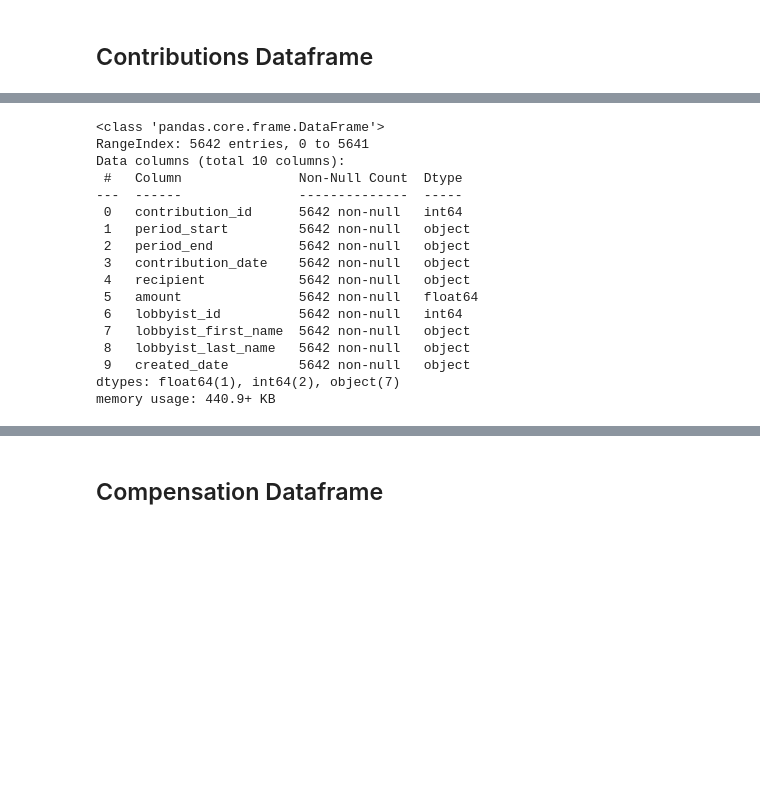
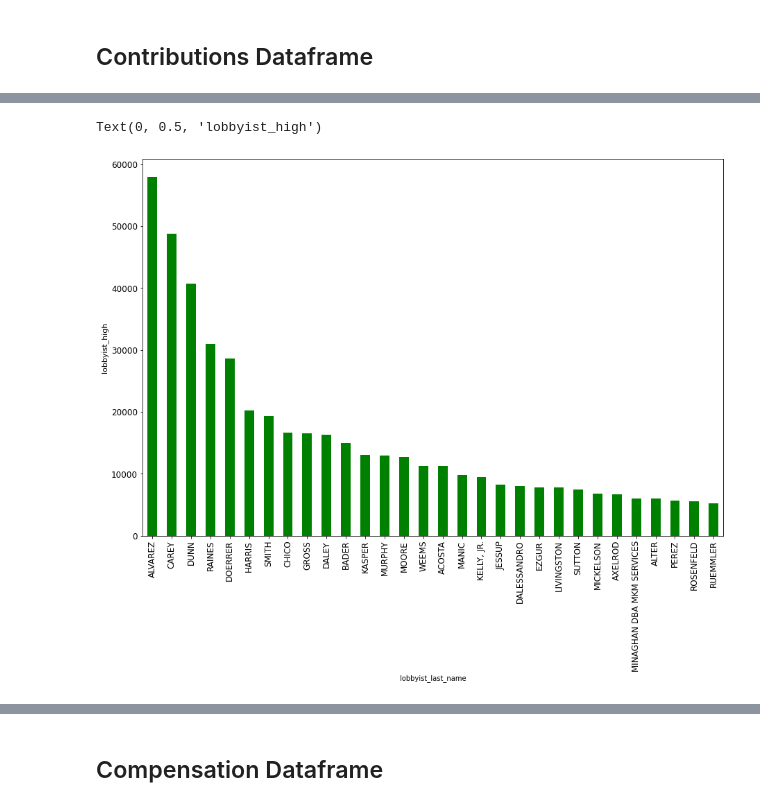
Before and after one commit to eabouche/group-project-3-lobbyist-analysis, a Jupyter notebook: Lobbyist_ETL_and_Analysis.ipynb, the cells around one changed output, grey strips where cells are left out. Saved outputs shown, nothing was run; the diff lists cells and outputs as text; code cells hidden in the pictures; blank space fills up the shorter version.

```diff
--- a/Lobbyist_ETL_and_Analysis.ipynb
+++ b/Lobbyist_ETL_and_Analysis.ipynb
@@ -481,0 +471,10 @@ lobbyist_combo_df_two.head()
+# %%
+# API Call 2
+# create variable with data endpoint (Limit to one record)
+url_two = 'https://data.cityofchicago.org/resource/p9p7-vfqc.json'
+
+# do get requests to bring all the json data
+api_full_response_two = requests.get(url_two).json()
+
+#inspecting data
+pprint(json.dumps(api_full_response_two, indent=4, sort_keys=True))
@@ -481,0 +549,10 @@ lobbyist_combo_df_two.head()
+# %%
+# Create this dataset dataframe
+lobbyist_combo_df_two = pd.DataFrame(lobbyist_combo_list_two)
+lobbyist_combo_df_two['period_end'] = pd.to_datetime(lobbyist_combo_df_two['period_end'])
+lobbyist_combo_df_two['period_start'] = pd.to_datetime(lobbyist_combo_df_two['period_start'])
+lobbyist_combo_df_two['contribution_date'] = pd.to_datetime(lobbyist_combo_df_two['contribution_date'],errors = "coerce")
+lobbyist_combo_df_two['period_end']=lobbyist_combo_df_two['period_end'].dt.strftime('%m/%d/%y')
+lobbyist_combo_df_two['period_start'] = lobbyist_combo_df_two['period_start'].dt.strftime('%m/%d/%y')
+lobbyist_combo_df_two['contribution_date'] = lobbyist_combo_df_two['contribution_date'].dt.strftime('%m/%d/%y')
+lobbyist_combo_df_two.head()
@@ -518,5 +641,0 @@ memory usage: 440.9+ KB
-# %%
-# convert Contributions dataframe numeric types to int
-lobbyist_combo_df_two['contribution_id'] = lobbyist_combo_df_two['contribution_id'].astype('int64')
-lobbyist_combo_df_two['amount'] = lobbyist_combo_df_two['amount'].astype(float)
-lobbyist_combo_df_two['lobbyist_id'] = lobbyist_combo_df_two['lobbyist_id'].astype('int64')
@@ -527,21 +641,0 @@ lobbyist_combo_df_two['lobbyist_id'] = lobbyist_combo_df_two['lobbyist_id'].asty
-# %%
-# inspect Contributions dataframe data types
-lobbyist_combo_df_two.info()
-# %% [output]
-<class 'pandas.core.frame.DataFrame'>
-RangeIndex: 5642 entries, 0 to 5641
-Data columns (total 10 columns):
- #   Column               Non-Null Count  Dtype
----  ------               --------------  -----
- 0   contribution_id      5642 non-null   int64
- 1   period_start         5642 non-null   object
- 2   period_end           5642 non-null   object
- 3   contribution_date    5642 non-null   object
- 4   recipient            5642 non-null   object
- 5   amount               5642 non-null   float64
- 6   lobbyist_id          5642 non-null   int64
- 7   lobbyist_first_name  5642 non-null   object
- 8   lobbyist_last_name   5642 non-null   object
- 9   created_date         5642 non-null   object
-dtypes: float64(1), int64(2), object(7)
-memory usage: 440.9+ KB
@@ -549,0 +642,13 @@ memory usage: 440.9+ KB
+# %%
+#  Which "Lobbyist" is receiving the most lobbying funds?
+lobbyist_combo_df_two['amount'] = lobbyist_combo_df_two['amount'].astype(float)
+most_funds_received_lobbyist = lobbyist_combo_df_two.groupby(["lobbyist_last_name"])["amount"].sum()
+lobbyist_high = most_funds_received_lobbyist.sort_values(ascending=False)
+lobbyist_high =lobbyist_high.head(30)
+# %%
+# Bar Plot (Using Pandas): lobbyist Vs amount
+plot_pandas = lobbyist_high.plot.bar(figsize = (15,10), color = 'g', fontsize = 12)
+plt.ylabel("lobbyist_high", fontsize =11)
+# %% [output]
+Text(0, 0.5, 'lobbyist_high')
+[figure, added]
```
Also changed, not shown: parts of 26 cells of this notebook.
